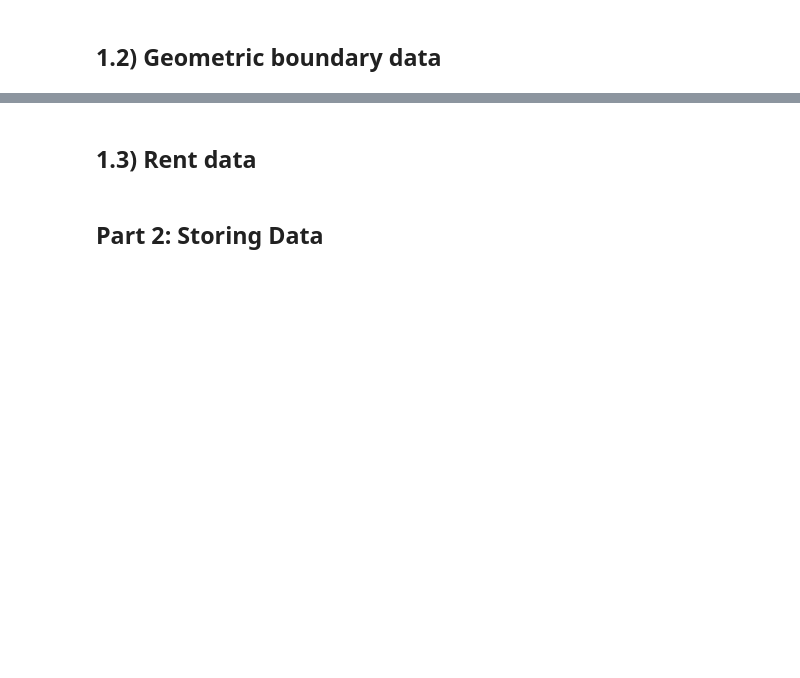
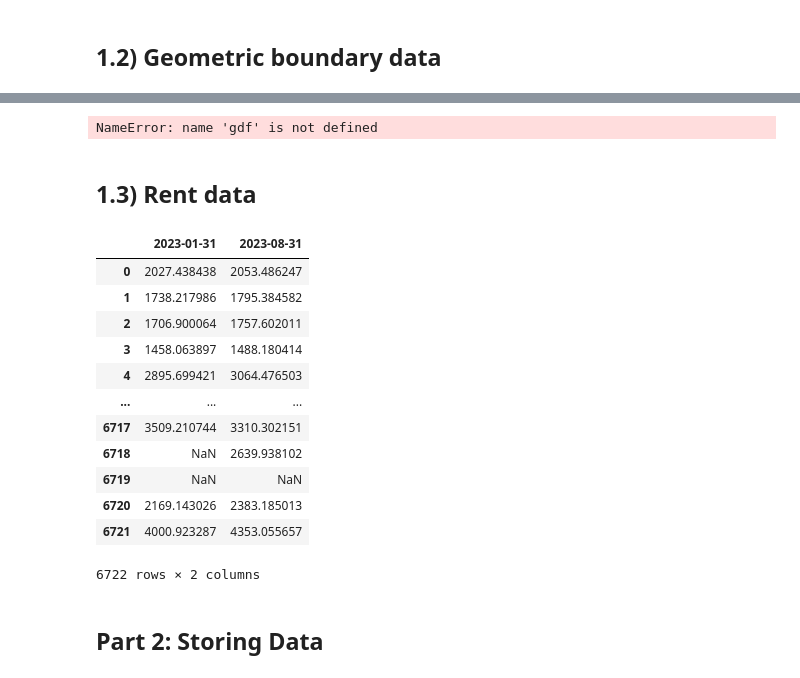
Before and after one commit to sv2744/Tools-for-Analytic-Project, a Jupyter notebook: Final Project.ipynb, the cells around one changed output, grey strips where cells are left out. Cells and saved outputs as stored; diff of their text form; code cells hidden in the pictures; blank space fills up the shorter version.

```diff
--- a/Final Project.ipynb
+++ b/Final Project.ipynb
@@ -90,16 +134,39 @@ DriverError: /Users/yingyizhen/Documents/GitHub/Tools-for-Analytic-Project/yingy
+# %%
+# Reproject gdf to EPSG:4326
+gdf_zipcode = gdf.to_crs(epsg=4326)
+
+# Check the new CRS to confirm the change
+print(gdf_zipcode.crs)
+# %% [output]
+NameError: name 'gdf' is not defined
 # %% [markdown]
 ## 1.3) Rent data
 # %%
 ### Define selected column (date)
 rent_selecte_column = ['2023-08-31', '2023-01-31']
 
 ### Define the path to the CSV file
-# Path for Irene 'Documents', 'GitHub', 'Tools-for-Analytic-Project', 'data', 'zillow_rent_data.csv'
+# Path for Irene 'data', 'zillow_rent_data.csv'
 # Path for Sahaphon r'C:\Users\USER\Documents\GitHub\Tools-for-Analytic-Project\data\zillow_rent_data.csv'
-rent_file_path = os.path.join(os.getcwd(),r'C:\Users\USER\Documents\GitHub\Tools-for-Analytic-Project\data\zillow_rent_data.csv')
+rent_file_path = os.path.join(os.getcwd(),'data', 'zillow_rent_data.csv')
 
 ### Convert CSV to DataFrame
 df = pd.read_csv(rent_file_path,usecols=rent_selecte_column)
+df
+# %% [output]
+|  | 2023-01-31 | 2023-08-31 |
+| 0 | 2027.438438 | 2053.486247 |
+| 1 | 1738.217986 | 1795.384582 |
+| 2 | 1706.900064 | 1757.602011 |
+| 3 | 1458.063897 | 1488.180414 |
+| 4 | 2895.699421 | 3064.476503 |
+| ... | ... | ... |
+| 6717 | 3509.210744 | 3310.302151 |
+| 6718 | NaN | 2639.938102 |
+| 6719 | NaN | NaN |
+| 6720 | 2169.143026 | 2383.185013 |
+| 6721 | 4000.923287 | 4353.055657 |
+6722 rows × 2 columns
 # %% [markdown]
 ## Part 2: Storing Data
 # %%
```
Also changed, not shown: parts of 11 cells of this notebook, 1 other file.
